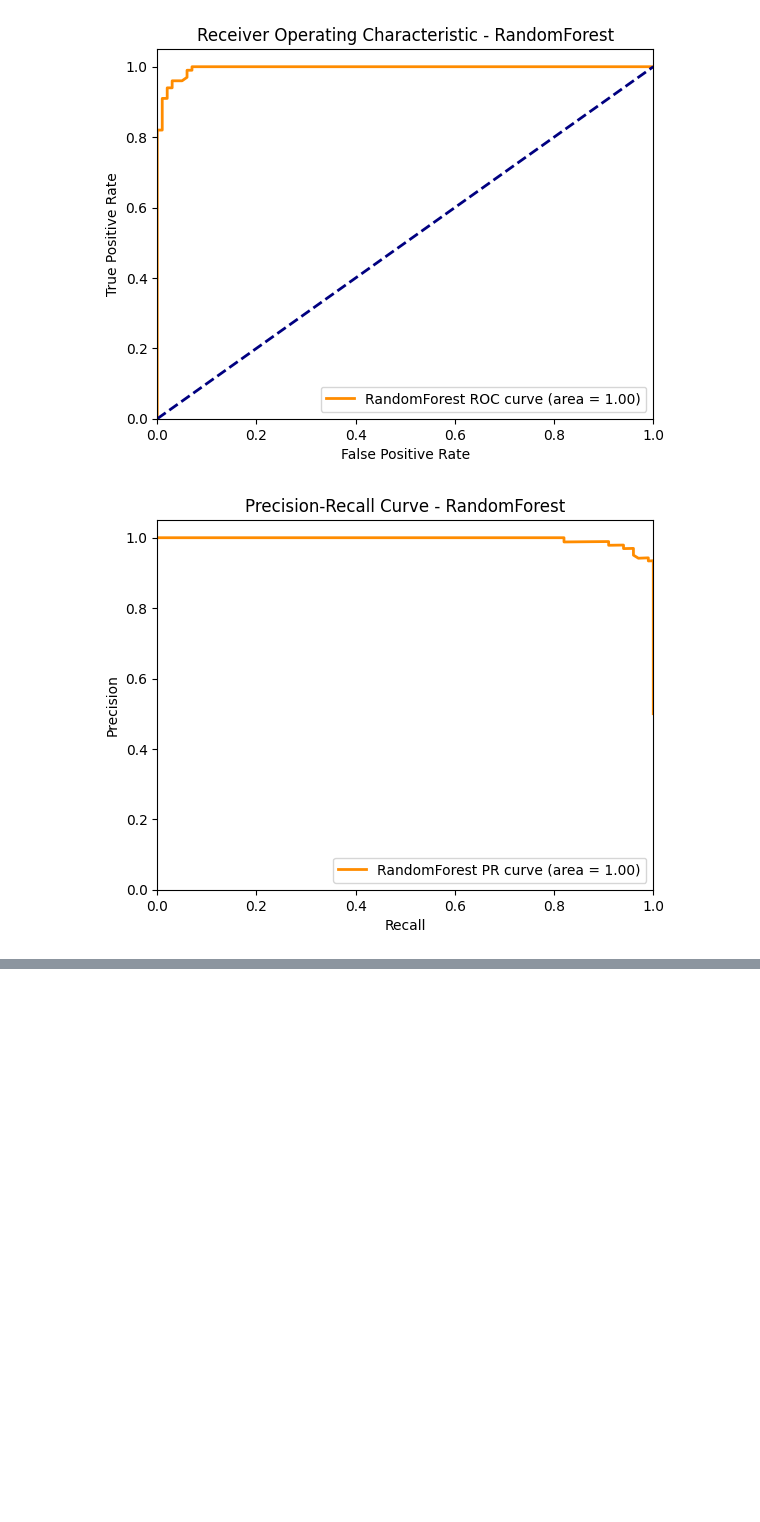
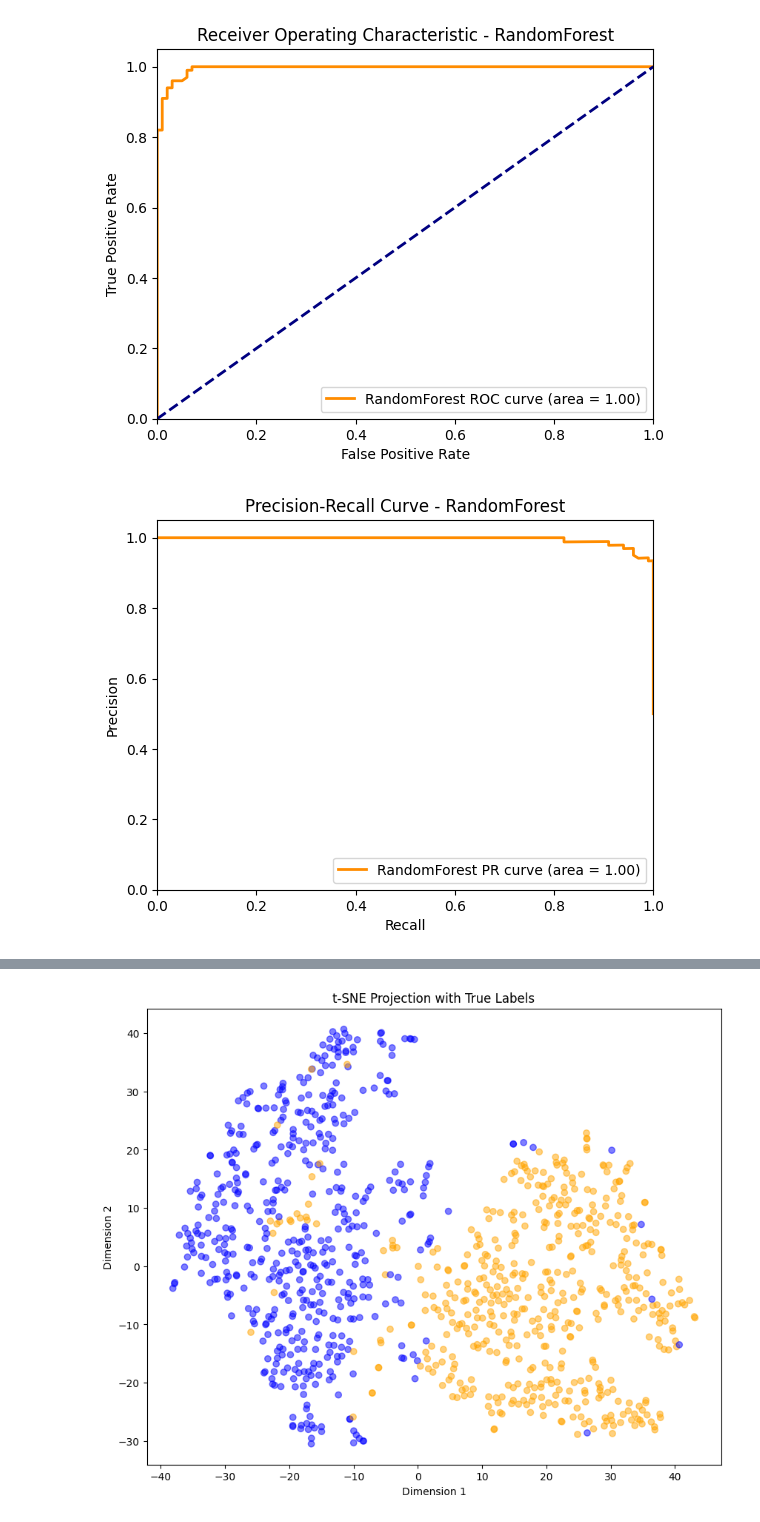
Before and after one commit to marcocarotta/mnist-outlier, a Jupyter notebook: notebook.ipynb, the cells around one changed output, grey strips where cells are left out. Drawn from its saved outputs; the diff is of its cells as text; code cells hidden in the pictures; blank space fills up the shorter version.

Commit message:
minor changes to todo.md. added experiments on kmeans clustering before and after tSNE mapping. added images of swiss roll.

```diff
--- a/notebook.ipynb
+++ b/notebook.ipynb
@@ -1157,0 +832,80 @@ PR AUC (RandomForest):  0.9953732180610326
+# %%
+from sklearn.manifold import TSNE
+from sklearn.preprocessing import StandardScaler
+from sklearn.cluster import KMeans
+import matplotlib.pyplot as plt
+import pandas as pd
+import numpy as np
+import matplotlib.cm as cm
+
+# Equalize the number of inliers and outliers
+inliers = df_cleaned[df_cleaned['class'] == 0].sample(n=500, random_state=42)
+outliers = df_cleaned[df_cleaned['class'] == 1].sample(n=500, random_state=42)
+
+# Concatenate and shuffle the dataset
+df_eq = pd.concat([inliers, outliers]).sample(frac=1, random_state=42)
+X = df_eq.iloc[:, :-1]
+y = df_eq.iloc[:, -1]
+
+# Standardize the features
+scaler = StandardScaler()
+features_scaled = scaler.fit_transform(X)
+
+# Perform t-SNE
+tsne = TSNE(n_components=2, random_state=0)
+tsne_components = tsne.fit_transform(features_scaled)
+tsne_df = pd.DataFrame(data=tsne_components, columns=['Dim1', 'Dim2'])
+
+# Standardize tSNE features
+tsne_scaled = scaler.fit_transform(tsne_df)
+
+# Perform K-means clustering on original scaled features
+kmeans_original = KMeans(n_clusters=2, random_state=0)
+kmeans_original.fit(features_scaled)
+cluster_labels_original = kmeans_original.labels_
+
+# Perform K-means clustering on t-SNE scaled features
+kmeans_tsne = KMeans(n_clusters=2, random_state=0)
+kmeans_tsne.fit(tsne_scaled)
+cluster_labels_tsne = kmeans_tsne.labels_
+
+# Add true labels to t-SNE dataframe
+y.index = tsne_df.index
+tsne_df['True_Label'] = y
+
+tsne_df['Cluster_Label_original'] = cluster_labels_original
+tsne_df['Cluster_Label'] = cluster_labels_tsne
+
+# Define colors for true labels and cluster labels
+color_map = {0: 'orange', 1: 'blue'}
+
+# Map colors to true labels and cluster labels
+tsne_df['True_Label_Color'] = tsne_df['True_Label'].map(color_map)
+tsne_df['Cluster_Label_Color'] = tsne_df['Cluster_Label'].map(color_map)
+tsne_df['Cluster_Label_Color_original'] = tsne_df['Cluster_Label_original'].map(color_map)
+
+# Plot True Labels
+plt.figure(figsize=(10, 8))
+plt.scatter(tsne_df['Dim1'], tsne_df['Dim2'], c=tsne_df['True_Label_Color'], alpha=0.5)
+plt.xlabel('Dimension 1')
+plt.ylabel('Dimension 2')
+plt.title('t-SNE Projection with True Labels')
+plt.show()
+
+# Plot Cluster Labels
+plt.figure(figsize=(10, 8))
+plt.scatter(tsne_df['Dim1'], tsne_df['Dim2'], c=tsne_df['Cluster_Label_Color'], alpha=0.5)
+plt.xlabel('Dimension 1')
+plt.ylabel('Dimension 2')
+plt.title('Cluster Labels on t-SNE Projection')
+plt.show()
+
+# Plot Cluster Labels
+plt.figure(figsize=(10, 8))
+plt.scatter(tsne_df['Dim1'], tsne_df['Dim2'], c=tsne_df['Cluster_Label_Color_original'], alpha=0.5)
+plt.xlabel('Dimension 1')
+plt.ylabel('Dimension 2')
+plt.title('t-SNE Projection of cluster labels')
+plt.show()
+# %% [output]
+[figure, added]
```
Also changed, not shown: parts of 12 cells of this notebook, 3 other files.
